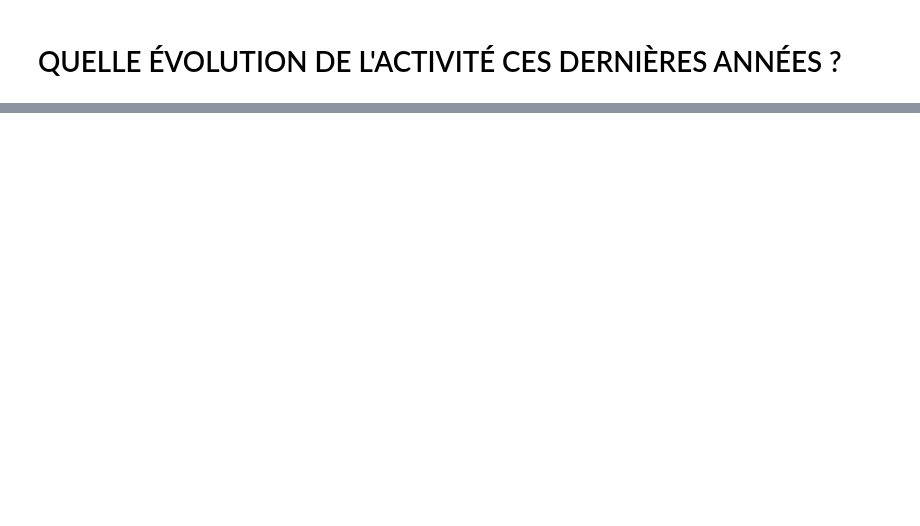
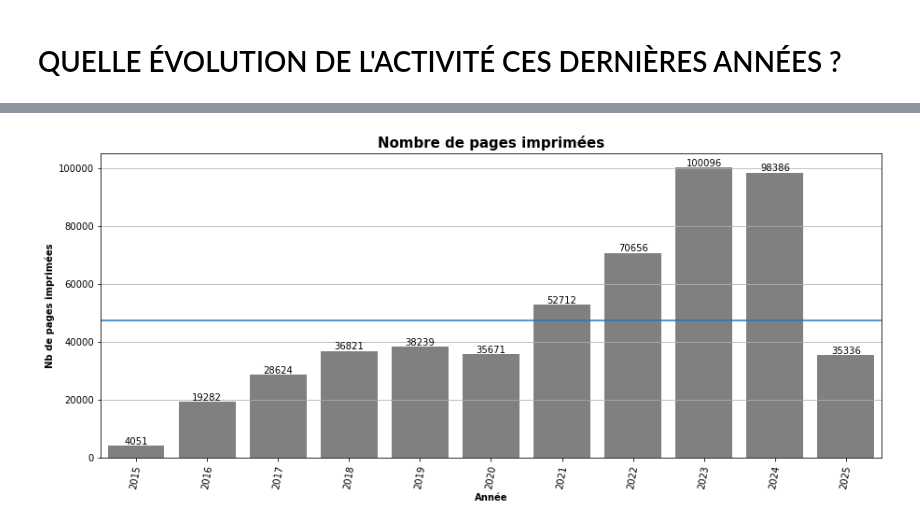
Before and after one commit to medrbx/kibini2, a Jupyter notebook: kibini/notebook_kibini2_lgp_syntheses_pluriannuelles.ipynb, the cells around one changed output, grey strips where cells are left out. Saved outputs shown, nothing was run; the diff lists cells and outputs as text; code cells hidden in the pictures; blank space fills up the shorter version.

```diff
--- a/kibini/notebook_kibini2_lgp_syntheses_pluriannuelles.ipynb
+++ b/kibini/notebook_kibini2_lgp_syntheses_pluriannuelles.ipynb
@@ -33,6 +37,10 @@ GROUP BY YEAR(heure_deb)"""
 query_wifi = """SELECT YEAR(start_wifi) AS "année", COUNT(*) as "connexions au wifi"
 FROM statdb.stat_wifi sw
 GROUP BY YEAR(start_wifi)"""
+# %%
+query_impressions = """SELECT YEAR(date_impression)AS 'Année', SUM(nb_pages_imprimees) AS 'Nb de pages imprimées'
+FROM statdb.stat_impressions si
+GROUP BY YEAR(date_impression)"""
 # %%
 query_prets = """SELECT YEAR(issuedate) AS "année", COUNT(*) as "prets"
 FROM statdb.stat_issues si
@@ -100,3 +126,15 @@ NameError: name 'wifi' is not defined
+# %%
+ax = sns.barplot(data=impressions,
+                 x='Année',
+                 y="Nb de pages imprimées",
+                 color='grey')
+ax.set_title("Nombre de pages imprimées")
+ax.tick_params(axis='x',rotation=80,bottom=True)
+ax.axhline(y=int(impressions["Nb de pages imprimées"].mean()))
+for i in ax.containers:
+    ax.bar_label(i,)
+# %% [output]
+[figure, new version]
 # %%
 ax = sns.barplot(data=prets,
                  x='année',
```
Also changed, not shown: parts of 13 cells of this notebook.
